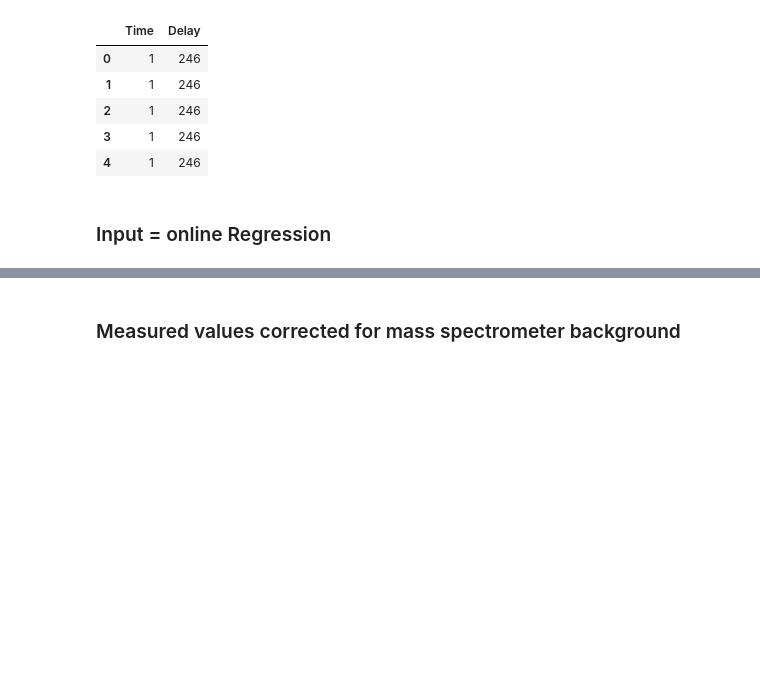
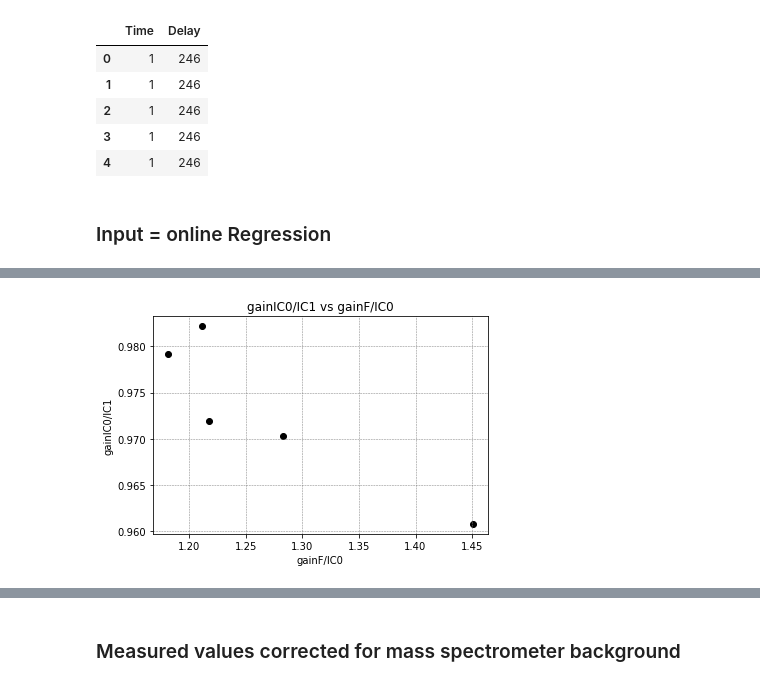
Before and after one commit to gecos-lab/PyCalcolAr, a Jupyter notebook: notebooks/PyCalcolAr_working.ipynb, the cells around one changed output, grey strips where cells are left out. Cells and saved outputs as stored; diff of their text form; code cells hidden in the pictures; blank space fills up the shorter version.

```diff
--- a/notebooks/PyCalcolAr_working.ipynb
+++ b/notebooks/PyCalcolAr_working.ipynb
@@ -527,3 +538,12 @@ display(input_data_df)
+# %%
+# Crea 'gainIC0/IC1 vs gainF/IC0'
+plt.scatter(df_data['gainF/IC0'],df_data['gainIC0/IC1'],marker= 'o', color = 'black' )
+plt.title('gainIC0/IC1 vs gainF/IC0')
+plt.xlabel('gainF/IC0')
+plt.ylabel('gainIC0/IC1')
+plt.grid(color='grey', linestyle='--', linewidth=0.5)
+# %% [output]
+[figure, added]
 # %%
 input_data_df.loc[:, '40Ar'] = df_data.loc[:, '40Ar F'].values * 1000
 input_data_df.loc[:, 'err40Ar'] = df_data.loc[:, 'err40Ar F'].values * 1000
```
Also changed, not shown: parts of 70 cells of this notebook.
